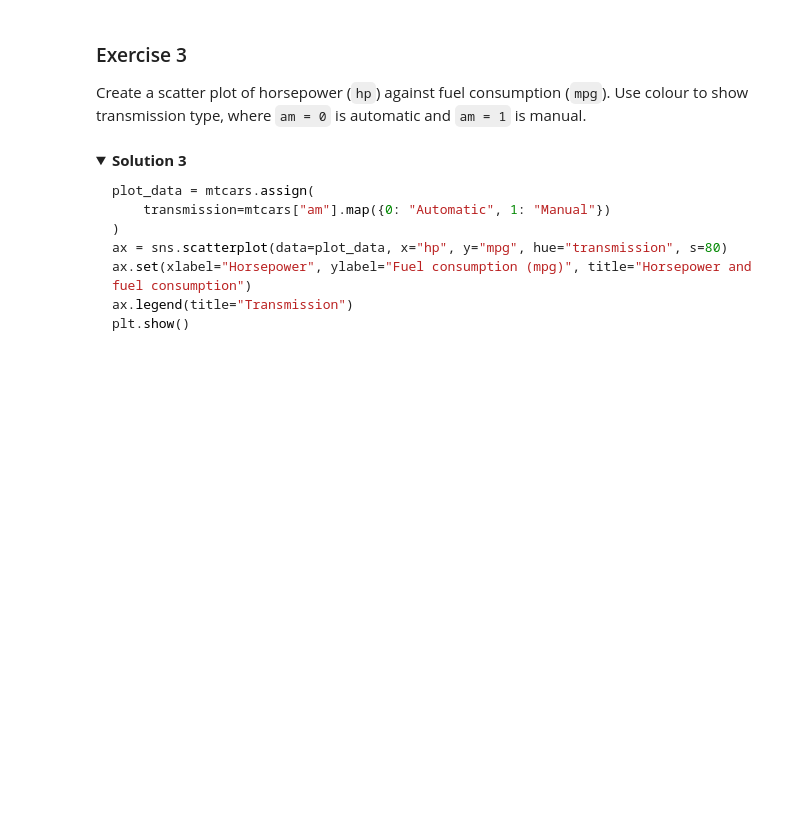
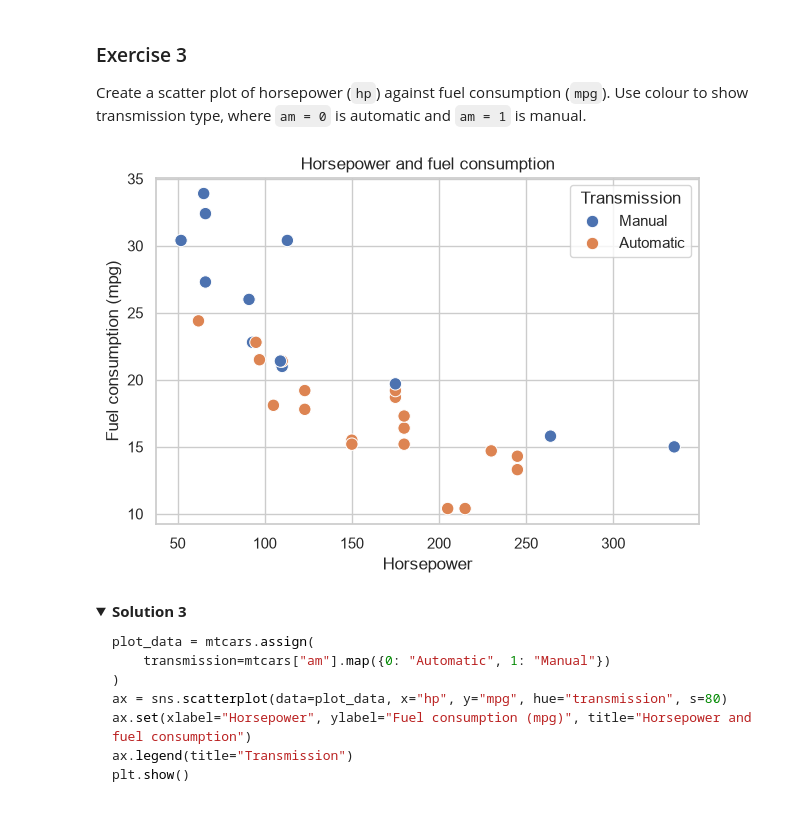
Before and after one commit to GitGud031005/AI-zero2hero-workshop, a Jupyter notebook: Notebooks_local/Day1_Lab2_Exploring_Data_Part2.ipynb, the cells around one changed output. Cells and saved outputs as stored; diff of their text form; code cells hidden in the pictures; folded sections open; blank space fills up the shorter version.

```diff
--- a/Notebooks_local/Day1_Lab2_Exploring_Data_Part2.ipynb
+++ b/Notebooks_local/Day1_Lab2_Exploring_Data_Part2.ipynb
@@ -252,6 +258,15 @@ plt.show()
 Create a scatter plot of horsepower (`hp`) against fuel consumption (`mpg`). Use colour to show transmission type, where `am = 0` is automatic and `am = 1` is manual.
 # %%
 # Write your solution here
+plot_data = mtcars.assign(
+    transmission=mtcars["am"].map({0: "Automatic", 1: "Manual"})
+)
+ax = sns.scatterplot(data=plot_data, x="hp", y="mpg", hue="transmission", s=80)
+ax.set(xlabel="Horsepower", ylabel="Fuel consumption (mpg)", title="Horsepower and fuel consumption")
+ax.legend(title="Transmission")
+plt.show()
+# %% [output]
+[figure, added]
 # %% [markdown]
 <details>
 <summary><strong>Solution 3</strong></summary>
```
Also changed, not shown: parts of 16 cells of this notebook, 1 other file.
